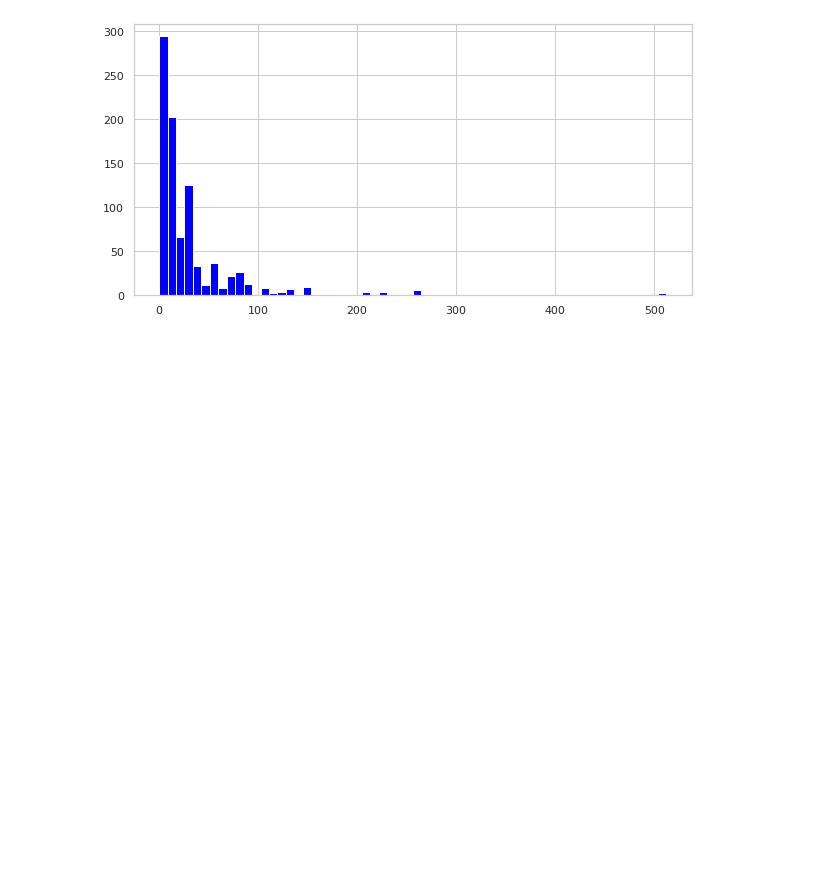
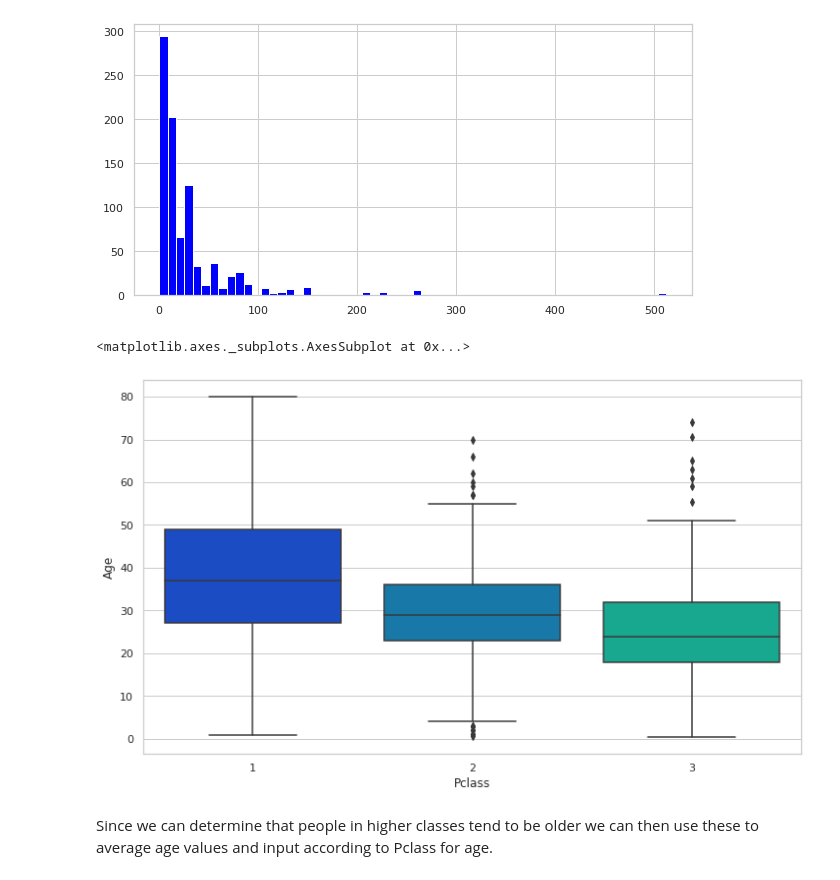
Before and after one commit to musxeni/Predictive-Analytics-, a Jupyter notebook: Titanic_Analysis.ipynb, the cells around one changed output. Drawn from its saved outputs; the diff is of its cells as text; code cells hidden in the pictures; blank space fills up the shorter version.

```diff
--- a/Titanic_Analysis.ipynb
+++ b/Titanic_Analysis.ipynb
@@ -66,3 +66,11 @@ train['Fare'].hist(color='blue', bins=60, figsize=(10,5)) #Distribustion of pric
 [figure]
 # %%
 cf.go_offline()
+# %%
+plt.figure(figsize=(12, 7))
+sns.boxplot(x='Pclass', y='Age', data=train, palette='winter')
+# %% [output]
+<matplotlib.axes._subplots.AxesSubplot at 0x...>
+[figure, added]
+# %% [markdown]
+Since we can determine that people in higher classes tend to be older we can then use these to average age values and input according to Pclass for age.
```
Also changed, not shown: parts of 24 cells of this notebook.
